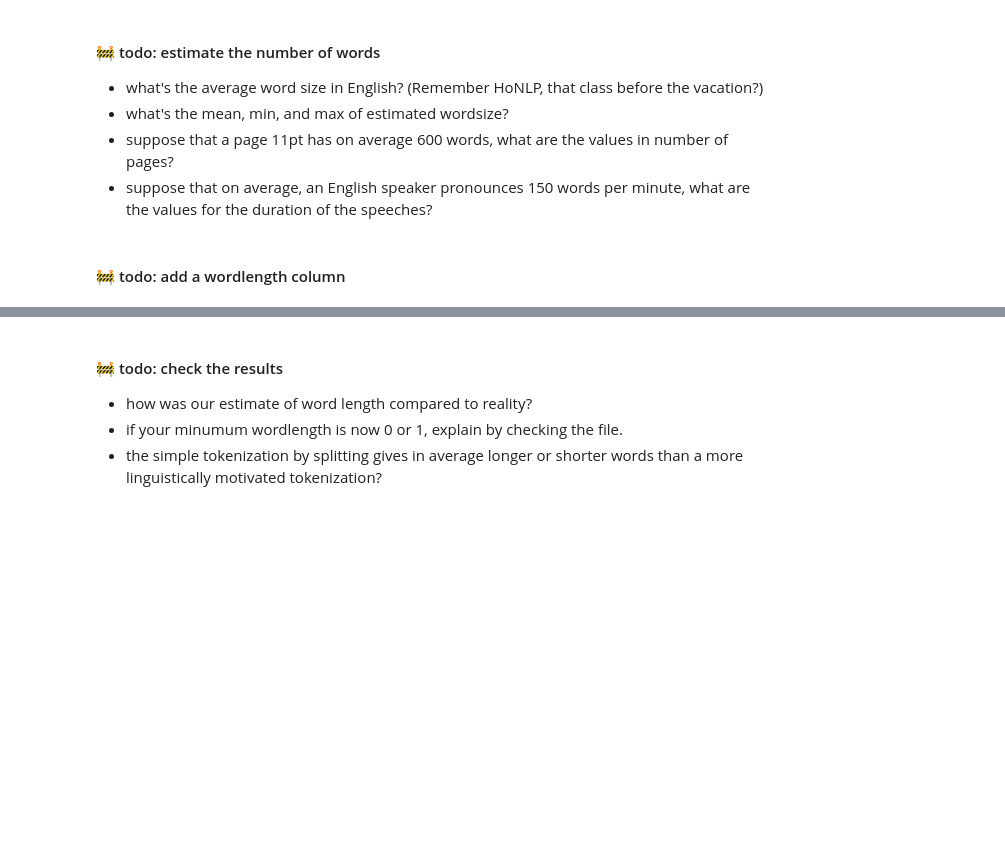
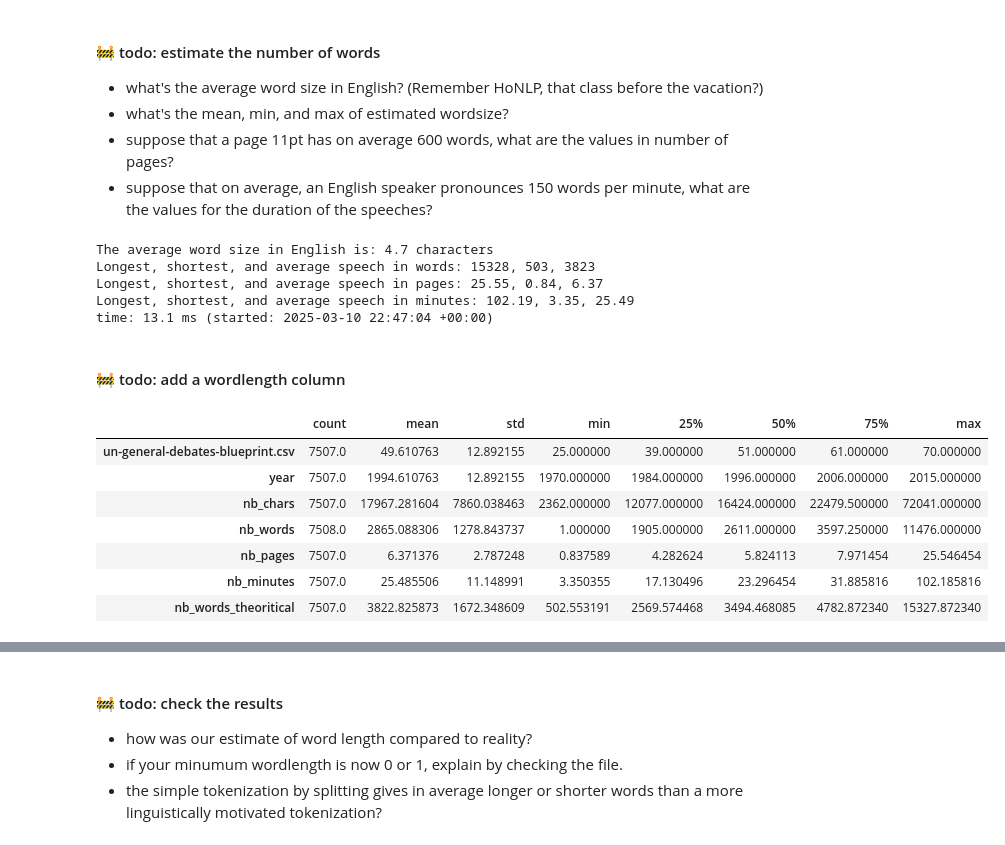
Before and after one commit to Coperr/information-retrieval, a Jupyter notebook: notebook1.ipynb, the cells around one changed output, grey strips where cells are left out. Saved outputs shown, nothing was run; the diff lists cells and outputs as text; code cells hidden in the pictures; blank space fills up the shorter version.

```diff
--- a/notebook1.ipynb
+++ b/notebook1.ipynb
@@ -99,3 +183,19 @@ print(f'longest, shortest, and average speech in minutes: {df["nb_chars"]...
+# %%
+print("The average word size in English is: 4.7 characters")
+
+df["nb_words_theoritical"] = df["nb_chars"] / 4.7  # estimate the number of wordsh
+df["nb_pages"] = df["nb_words_theoritical"] / 600  # estimate pages
+df["nb_minutes"] = df["nb_words_theoritical"] / 150  # estimate duration
+
+print(f'Longest, shortest, and average speech in words: {df["nb_words_theoritical"].max():.0f}, {df["nb_words_theoritical"].min():.0f}, {df["nb_words_theoritical"].mean():.0f}')
+print(f'Longest, shortest, and average speech in pages: {df["nb_pages"].max():.2f}, {df["nb_pages"].min():.2f}, {df["nb_pages"].mean():.2f}')
+print(f'Longest, shortest, and average speech in minutes: {df["nb_minutes"].max():.2f}, {df["nb_minutes"].min():.2f}, {df["nb_minutes"].mean():.2f}')
+# %% [output]
+The average word size in English is: 4.7 characters
+Longest, shortest, and average speech in words: 15328, 503, 3823
+Longest, shortest, and average speech in pages: 25.55, 0.84, 6.37
+Longest, shortest, and average speech in minutes: 102.19, 3.35, 25.49
+time: 13.1 ms (started: 2025-03-10 22:47:04 +00:00)
 # %% [markdown]
 
 
@@ -104,10 +204,26 @@ print(f'longest, shortest, and average speech in minutes: {df["nb_chars"]...
 # %%
 # # 🚧 todo: explain why this fails
 # df['nb_words'] = df['text'].str.split().len()
+
+# EXPLANATION :
+# str.split() returns a series of lists, and len() can't be applied to the entire series. The len() function needs to be applied to each individual list of words
+
 # # 🚧 todo: explain why this fails
-# df['nb_words'] = df['text'].str.split().apply(len)
+#df['nb_words'] = df['text'].str.split().apply(len)
+
+# EXPLANATION :
+# In the text, we have numbers. str.split().apply(len) works only if all values in "text" are strings because after the split we will have numbers and we can't compute its length
 
 # 🚧 todo: find a way of getting this column
-
+df['nb_words'] = df['text'].apply(lambda x: len(str(x).split()))
 
 df.describe().T
+# %% [output]
+|  | count | mean | std | min | 25% | 50% | 75% | max |
+| un-general-debates-blueprint.csv | 7507.0 | 49.610763 | 12.892155 | 25.000000 | 39.000000 | 51.000000 | 61.000000 | 70.000000 |
+| year | 7507.0 | 1994.610763 | 12.892155 | 1970.000000 | 1984.000000 | 1996.000000 | 2006.000000 | 2015.000000 |
+| nb_chars | 7507.0 | 17967.281604 | 7860.038463 | 2362.000000 | 12077.000000 | 16424.000000 | 22479.500000 | 72041.000000 |
+| nb_words | 7508.0 | 2865.088306 | 1278.843737 | 1.000000 | 1905.000000 | 2611.000000 | 3597.250000 | 11476.000000 |
+| nb_pages | 7507.0 | 6.371376 | 2.787248 | 0.837589 | 4.282624 | 5.824113 | 7.971454 | 25.546454 |
+| nb_minutes | 7507.0 | 25.485506 | 11.148991 | 3.350355 | 17.130496 | 23.296454 | 31.885816 | 102.185816 |
+| nb_words_theoritical | 7507.0 | 3822.825873 | 1672.348609 | 502.553191 | 2569.574468 | 3494.468085 | 4782.872340 | 15327.872340 |
```
Also changed, not shown: parts of 16 cells of this notebook.
